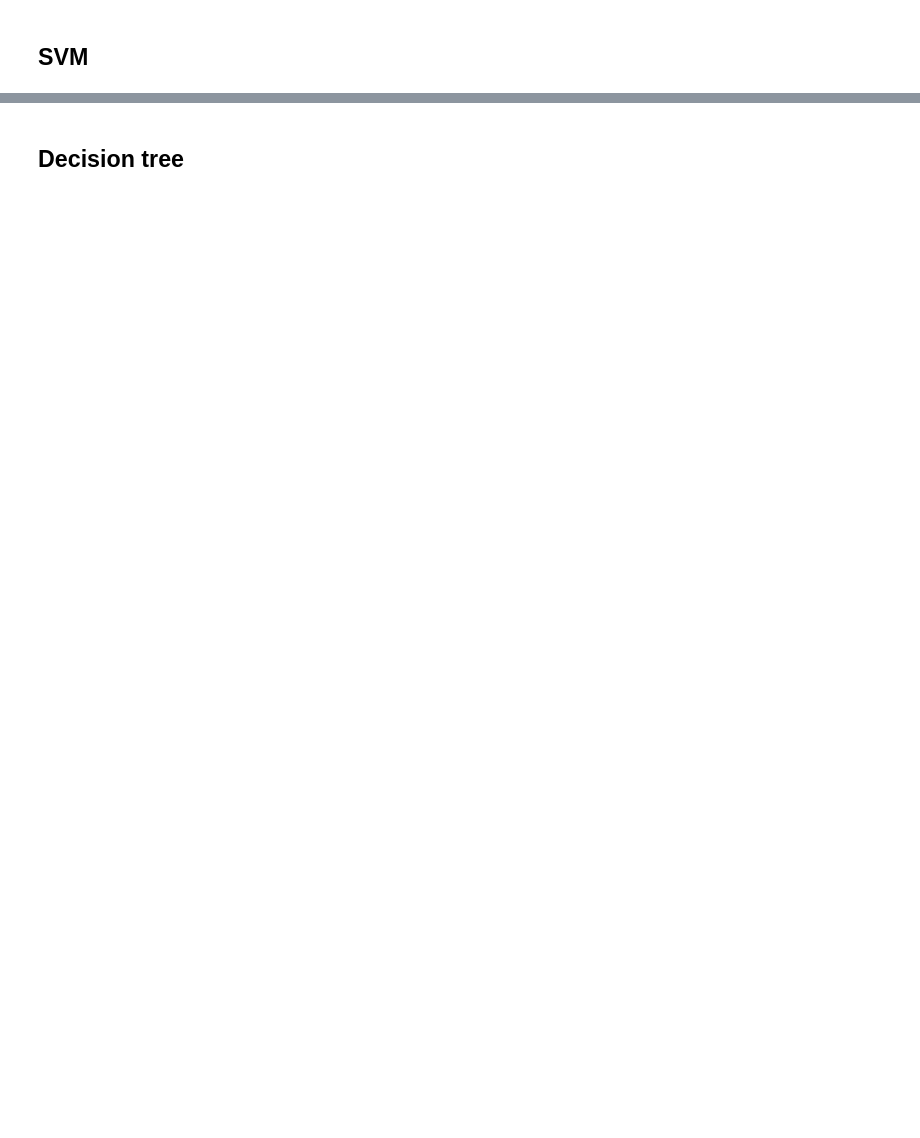
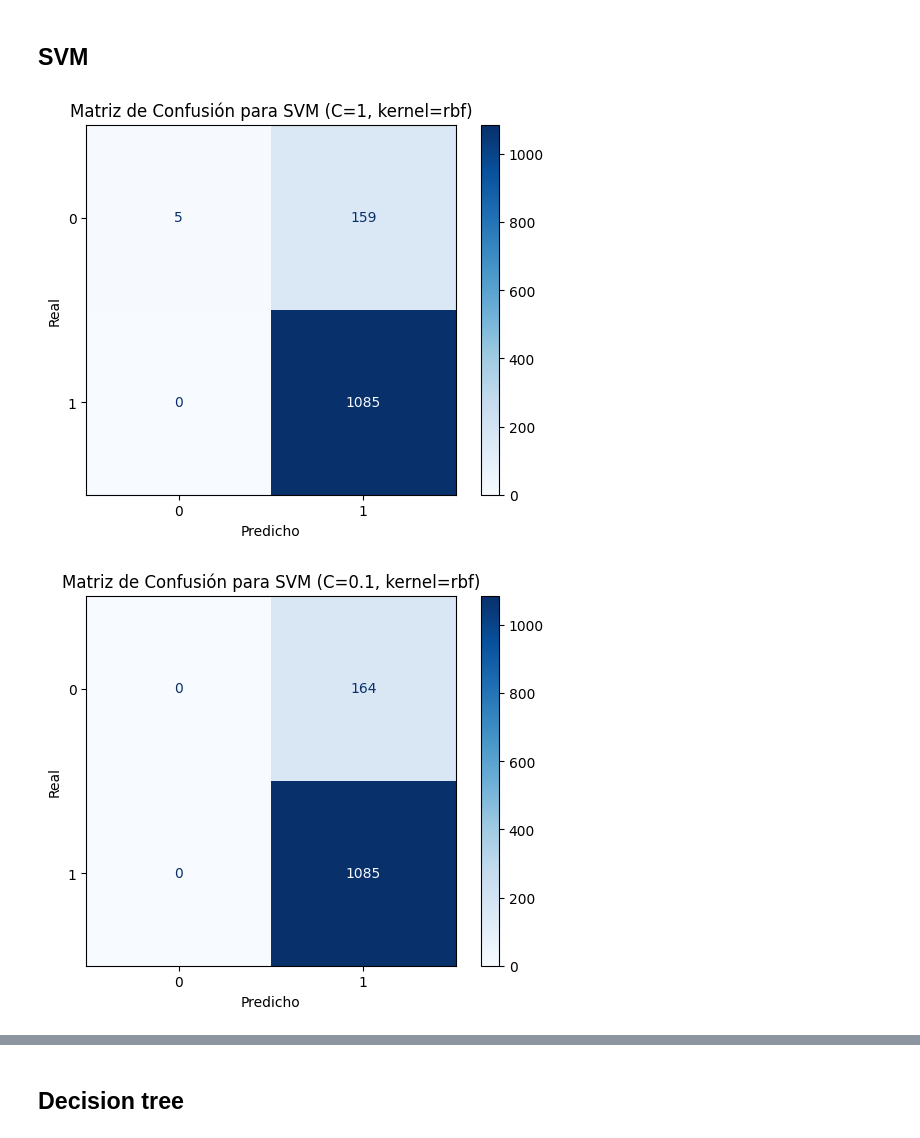
Before and after one commit to Apanizza197/AnalisisDeDatos, a Jupyter notebook: Proyecto/supervised.ipynb, the cells around one changed output, grey strips where cells are left out. Saved outputs shown, nothing was run; the diff lists cells and outputs as text; code cells hidden in the pictures; blank space fills up the shorter version.

```diff
--- a/Proyecto/supervised.ipynb
+++ b/Proyecto/supervised.ipynb
@@ -195,18 +240,52 @@ agregar_resultados('Regresion Logistica', y_val, y_pred, 'max_iter=200, C=0.1')
 # %%
 modelo_svm = SVC()
 modelo_svm.fit(X_train, y_train)
 y_pred = modelo_svm.predict(X_val)
 
 agregar_resultados('SVM', y_val, y_pred, 'C=1, kernel=rbf')
 
 modelo_svm = SVC(C=0.1)
 modelo_svm.fit(X_train, y_train)
 y_pred = modelo_svm.predict(X_val)
 
 agregar_resultados('SVM', y_val, y_pred, 'C=0.1, kernel=rbf')
 
 modelo_svm = SVC(C=0.1, kernel='linear')
 modelo_svm.fit(X_train, y_train)
 y_pred = modelo_svm.predict(X_val)
 
 agregar_resultados('SVM', y_val, y_pred, 'C=0.1, kernel=linear')
+
+##############################################
+#           MATRIZ DE CONFUSION              #
+##############################################
+
+from sklearn.metrics import ConfusionMatrixDisplay, confusion_matrix
+import matplotlib.pyplot as plt
+
+# Lista de configuraciones para el modelo SVM
+configurations = [
+    {"C": 1, "kernel": "rbf", "description": "C=1, kernel=rbf"},
+    {"C": 0.1, "kernel": "rbf", "description": "C=0.1, kernel=rbf"},
+    {"C": 0.1, "kernel": "linear", "description": "C=0.1, kernel=linear"}
+]
+
+for config in configurations:
+    # Inicializar y entrenar el modelo SVM con los parámetros especificados
+    modelo_svm = SVC(C=config["C"], kernel=config["kernel"])
+    modelo_svm.fit(X_train, y_train)
+    y_pred = modelo_svm.predict(X_val)
+
+    # Generar la matriz de confusión
+    matrix_confusion = confusion_matrix(y_val, y_pred)
+
+    # Visualizar la matriz de confusión
+    disp = ConfusionMatrixDisplay(confusion_matrix=matrix_confusion)
+    disp.plot(cmap="Blues")
+    plt.title(f"Matriz de Confusión para SVM ({config['description']})")
+    plt.xlabel("Predicho")
+    plt.ylabel("Real")
+    plt.show()
+# %% [output]
+[figure, added]
+[figure, added]
```
Also changed, not shown: parts of 8 cells of this notebook.
